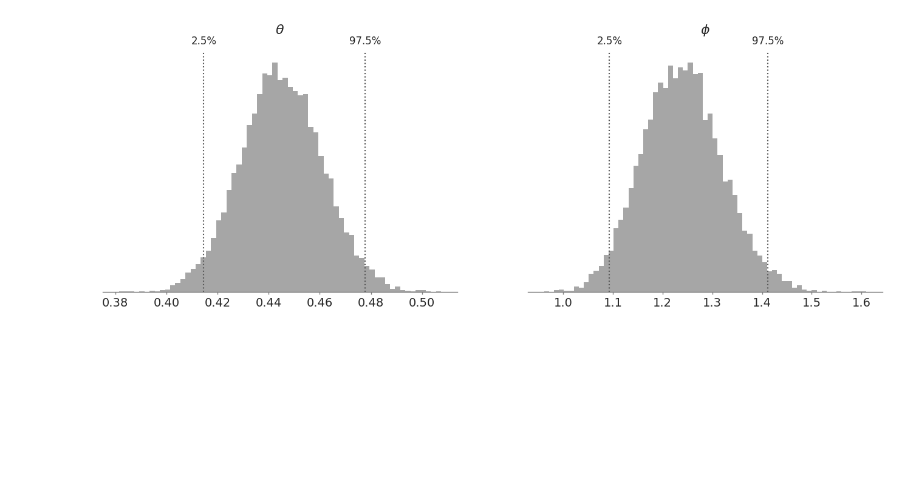
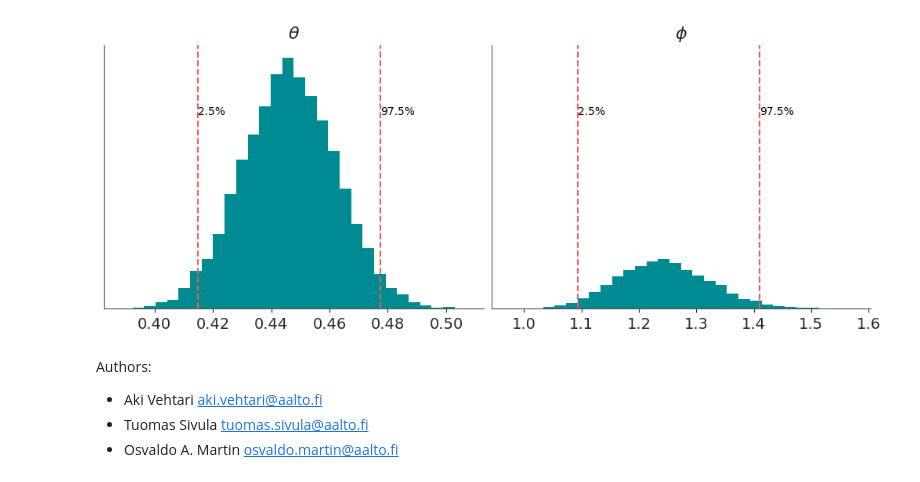
Before and after one commit to avehtari/BDA_py_demos, a Jupyter notebook: demos_ch2/demo2_3.ipynb, the cells around one changed output. Drawn from its saved outputs; the diff is of its cells as text; code cells hidden in the pictures; blank space fills up the shorter version.

Commit message:
update chp2 demos, use preliz

```diff
--- a/demos_ch2/demo2_3.ipynb
+++ b/demos_ch2/demo2_3.ipynb
@@ -11,10 +9,8 @@ Simulate samples from Beta(438,544), draw a histogram with quantiles, and do the
 # %%
 # import necessary packages
 
+import matplotlib.pyplot as plt
 import numpy as np
-from scipy.stats import beta
+import preliz as pz
 
-%matplotlib inline
-import matplotlib.pyplot as plt
-import arviz as az
-az.style.use("arviz-grayscale")
+pz.style.use("preliz-doc")
@@ -30,3 +16,0 @@ import plot_tools
-# %%
-# edit default plot settings
-plt.rc('font', size=12)
@@ -43,23 +17,30 @@ phi = (1-th)/th
-# %%
-idata = az.from_dict({r'$\theta$': th, r'$\phi$': phi})
-quantiles = idata.posterior.quantile([0.025, 0.975])
-axes = az.plot_posterior(idata, kind='hist', point_estimate=None, hdi_prob="hide")
-
-# draw quantile lines
-for idx, var in enumerate(quantiles):
-    ymin, ymax = axes[idx].get_ylim()
-    axes[idx].vlines(quantiles[var], ymin, ymax, color='C1', ls=":")
-    axes[idx].text(
-        quantiles[var].sel(quantile=0.025),
-        ymax+15,
-        '2.5%',
-         horizontalalignment='center'
-    )
-    axes[idx].text(
-        quantiles[var].sel(quantile=0.975),
-        ymax+15,
-        '97.5%',
-        horizontalalignment='center'
-    )
-# %% [output]
-[figure, removed]
+# %%
+# Sample from posterior Beta(438,544).
+# Obtain all draws at once and store them in vector 'theta'
+n = 10000
+theta = pz.Beta(438, 544).rvs(size=n)
+
+# Compute odds ratio for all draws
+phi = (1-theta)/theta
+# %%
+_, axes = plt.subplots(1, 2, figsize=(10, 4), sharey=True)
+for sample, title, ax in zip((theta, phi),
+                             (r"$\theta$", r"$\phi$"),
+                             axes.ravel()):
+    # Histogram plots with 30 bins for theta and phi
+    ax.hist(sample, bins=30, density=True)
+    # Compute 2.5% and 97.5% quantile approximation using samples
+    q_s = np.quantile(sample, [0.025, 0.975])
+    ax.axvline(q_s[0], color="C2", ls="--")
+    ax.axvline(q_s[1], color="C2", ls="--")
+    ax.text(q_s[0], 20, "2.5%", color="k")
+    ax.text(q_s[1], 20, "97.5%", color="k")
+    ax.set_yticks([])
+    ax.set_title(title)
+# %% [output]
+[figure, added]
+# %% [markdown]
+Authors:
+- Aki Vehtari <aki.vehtari@aalto.fi>
+- Tuomas Sivula <tuomas.sivula@aalto.fi>
+- Osvaldo A. Martin <osvaldo.martin@aalto.fi>
```
Also changed, not shown: parts of 3 cells of this notebook, 2 other files.
